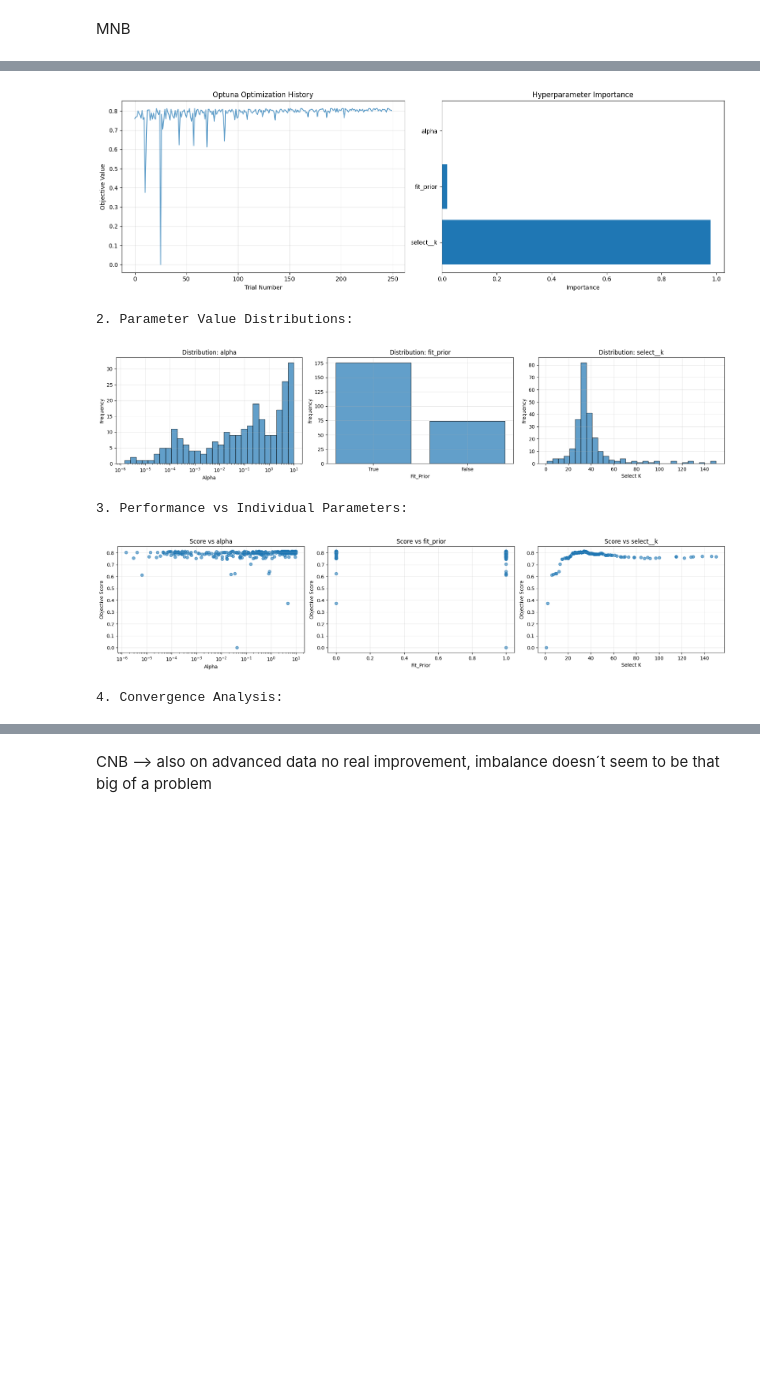
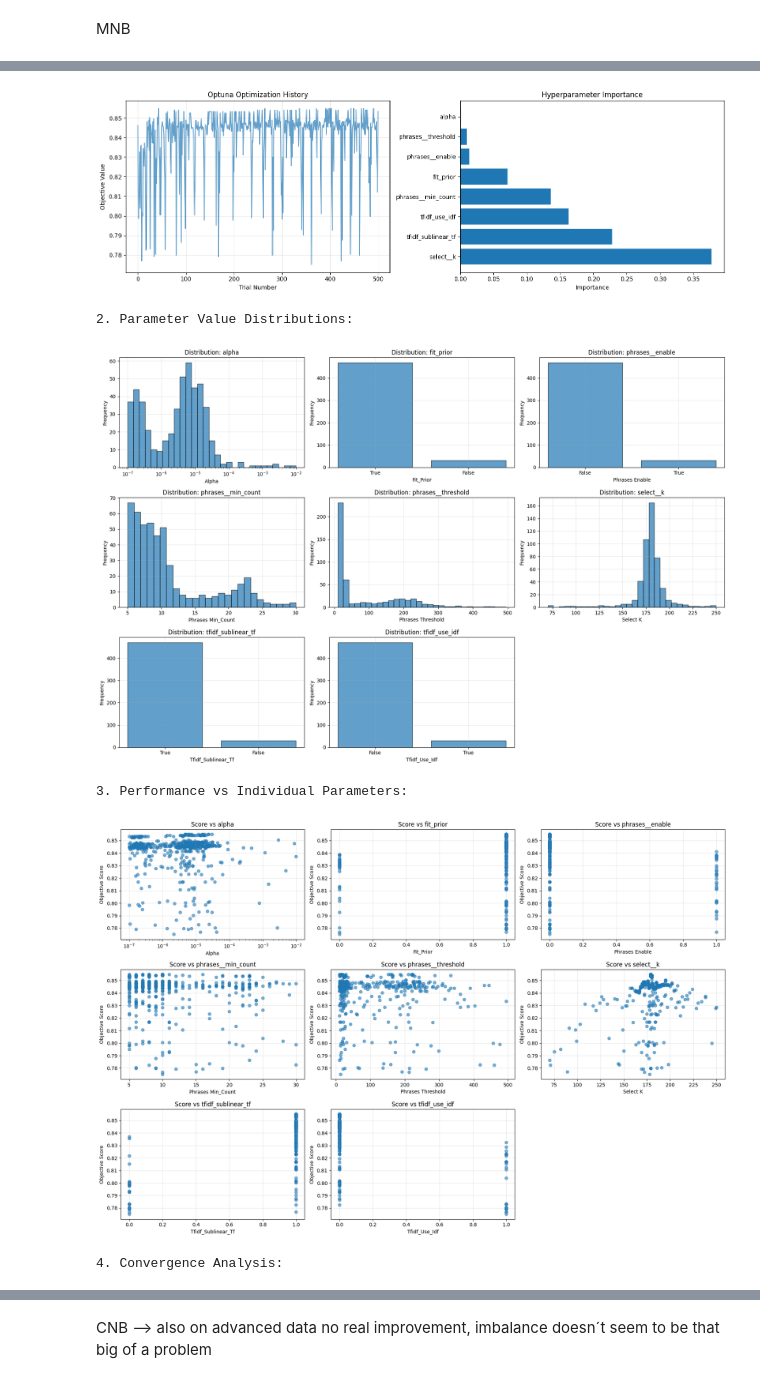
Before and after one commit to theolenko/bachelorsthesis_notebook_code, a Jupyter notebook: 05modeling_pipelines/nb_tfidf.ipynb, the cells around one changed output, grey strips where cells are left out. Cells and saved outputs as stored; diff of their text form; code cells hidden in the pictures; blank space fills up the shorter version.

```diff
--- a/05modeling_pipelines/nb_tfidf.ipynb
+++ b/05modeling_pipelines/nb_tfidf.ipynb
@@ -502,7 +507,8 @@ X_dev, X_test, y_dev, y_test = train_test_split(
 
 # Define a pipeline: TF-IDF vectorization, chi2 feature selection, and a MNB classifier
 pipeline_tfidf_mnb = Pipeline([
-    ("tfidf",   TfidfVectorizer(lowercase=True, norm=None)), #The multinomial distribution normally requires integer feature counts. sklearn
+    ("phrases", PhraseDetector(enable=True, min_count=10, threshold=300.0)),
+    ("tfidf",   TfidfVectorizer(lowercase=True, norm=None, use_idf=False, sublinear_tf=True)), #The multinomial distribution normally requires integer feature counts. sklearn
     ("select",  SelectKBest(score_func=chi2, k=2000)),
     ("clf",     MultinomialNB(
                     alpha=1.0, #will be optimized during optuna
@@ -515,9 +521,14 @@ cv = StratifiedKFold(n_splits=5, shuffle=True, random_state=42)
 
 # Define parameter space for Optuna optimization
 param_space = {
-    "clf__alpha": lambda trial: trial.suggest_float("alpha", 1e-6, 10.0, log=True),
+    "clf__alpha": lambda trial: trial.suggest_float("alpha", 1e-7, 1e-2, log=True),
     "clf__fit_prior": lambda trial: trial.suggest_categorical("fit_prior", [True, False]),
-    "select__k": lambda trial: trial.suggest_int("select__k", 1, 150)
+    "select__k": lambda trial: trial.suggest_int("select__k", 70, 250),
+    "tfidf__use_idf":      lambda t: t.suggest_categorical("tfidf_use_idf", [False, True]),
+    "tfidf__sublinear_tf": lambda t: t.suggest_categorical("tfidf_sublinear_tf", [False, True]),
+    "phrases__enable":      lambda t: t.suggest_categorical("phrases__enable", [True, False]),
+    "phrases__min_count":   lambda t: t.suggest_int("phrases__min_count", 5, 30),
+    "phrases__threshold":   lambda t: t.suggest_float("phrases__threshold", 10.0, 500.0, log=True)
 }
 
 # Execute Optuna optimization with TPE sampler
@@ -527,7 +538,7 @@ best_model, best_params, study = optimize_with_optuna(
     X=X_dev,
     y=y_dev,
     cv=cv,
-    n_trials=250,  # Intelligent search with early stopping
+    n_trials=500,  # Intelligent search with early stopping
     direction="maximize",
     n_jobs=-1,
     random_state=42,
@@ -661,12 +672,12 @@ Best F2 score during optimization: 0.812
 
 ============================================================
 COMPREHENSIVE OPTUNA STUDY ANALYSIS & VISUALIZATIONS
 ============================================================
 
 1. Optimization History & Parameter Importance:
-[figure, old version]
+[figure, new version]
 2. Parameter Value Distributions:
-[figure, old version]
+[figure, new version]
 3. Performance vs Individual Parameters:
-[figure, old version]
+[figure, new version]
 4. Convergence Analysis:
```
Also changed, not shown: parts of 5 cells of this notebook, 28 other files.
